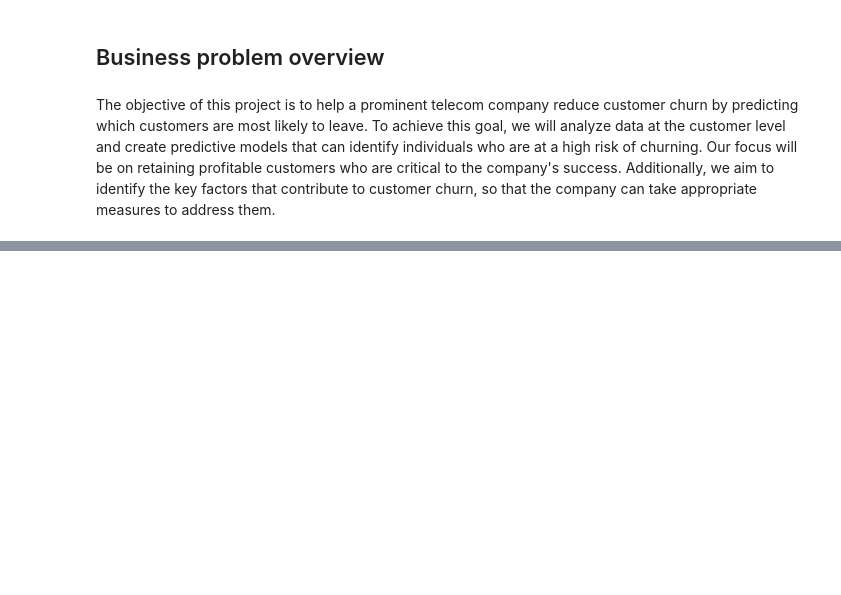
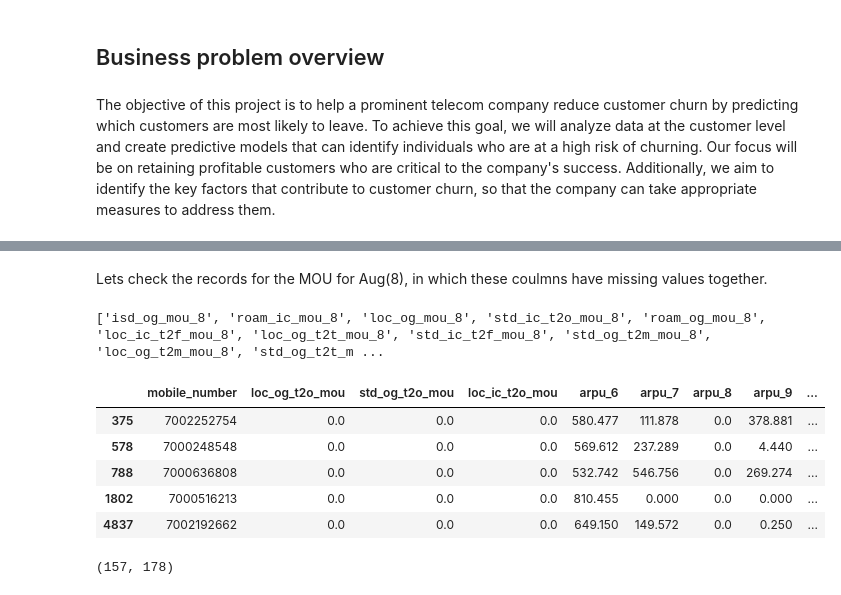
Before and after one commit to sumeet1396/Telecom-churn-case-study, a Jupyter notebook: telecom-churn.ipynb, the cells around one changed output, grey strips where cells are left out. Drawn from its saved outputs; the diff is of its cells as text; code cells hidden in the pictures; blank space fills up the shorter version.

```diff
--- a/telecom-churn.ipynb
+++ b/telecom-churn.ipynb
@@ -36,0 +225,3 @@ from statsmodels.stats.outliers_influence import variance_inflation_factor
+# %%
+# Deleting the records for which MOU for Sep(9) are null
+telecomDataFrame = telecomDataFrame.drop(telecomDataFrameNullMou.index)
@@ -36,0 +246,30 @@ from statsmodels.stats.outliers_influence import variance_inflation_factor
+# %% [markdown]
+Lets check the records for the MOU for Aug(8), in which these coulmns have missing values together.
+# %%
+# Listing the columns of MOU Aug(8)
+print(((telecomDataFrameMissingColumns[telecomDataFrameMissingColumns['null'] == 0.55]).index).to_list())
+# %% [output]
+['isd_og_mou_8', 'roam_ic_mou_8', 'loc_og_mou_8', 'std_ic_t2o_mou_8', 'roam_og_mou_8', 'loc_ic_t2f_mou_8', 'loc_og_t2t_mou_8', 'std_ic_t2f_mou_8', 'std_og_t2m_mou_8', 'loc_og_t2m_mou_8', 'std_og_t2t_m ...
+# %%
+# Creating a dataframe with the condition, in which MOU for Aug(8) are null
+telecomDataFrameNullMou = telecomDataFrame[(telecomDataFrame['loc_og_t2m_mou_8'].isnull()) & (telecomDataFrame['loc_ic_t2f_mou_8'].isnull()) & (telecomDataFrame['roam_og_mou_8'].isnull()) & (telecomDataFrame['std_ic_t2m_mou_8'].isnull()) &
+  (telecomDataFrame['loc_og_t2t_mou_8'].isnull()) & (telecomDataFrame['std_ic_t2t_mou_8'].isnull()) & (telecomDataFrame['loc_og_t2f_mou_8'].isnull()) & (telecomDataFrame['loc_ic_mou_8'].isnull()) &
+  (telecomDataFrame['loc_og_t2c_mou_8'].isnull()) & (telecomDataFrame['loc_og_mou_8'].isnull()) & (telecomDataFrame['std_og_t2t_mou_8'].isnull()) & (telecomDataFrame['roam_ic_mou_8'].isnull()) &
+  (telecomDataFrame['loc_ic_t2m_mou_8'].isnull()) & (telecomDataFrame['std_og_t2m_mou_8'].isnull()) & (telecomDataFrame['loc_ic_t2t_mou_8'].isnull()) & (telecomDataFrame['std_og_t2f_mou_8'].isnull()) &
+  (telecomDataFrame['std_og_t2c_mou_8'].isnull()) & (telecomDataFrame['og_others_8'].isnull()) & (telecomDataFrame['std_og_mou_8'].isnull()) & (telecomDataFrame['spl_og_mou_8'].isnull()) &
+  (telecomDataFrame['std_ic_t2f_mou_8'].isnull()) & (telecomDataFrame['isd_og_mou_8'].isnull()) & (telecomDataFrame['std_ic_mou_8'].isnull()) & (telecomDataFrame['offnet_mou_8'].isnull()) &
+  (telecomDataFrame['isd_ic_mou_8'].isnull()) & (telecomDataFrame['ic_others_8'].isnull()) & (telecomDataFrame['std_ic_t2o_mou_8'].isnull()) & (telecomDataFrame['onnet_mou_8'].isnull()) &
+  (telecomDataFrame['spl_ic_mou_8'].isnull())]
+# %%
+telecomDataFrameNullMou.head()
+# %% [output]
+|  | mobile_number | loc_og_t2o_mou | std_og_t2o_mou | loc_ic_t2o_mou | arpu_6 | arpu_7 | arpu_8 | arpu_9 | ... |
+| 375 | 7002252754 | 0.0 | 0.0 | 0.0 | 580.477 | 111.878 | 0.0 | 378.881 | ... |
+| 578 | 7000248548 | 0.0 | 0.0 | 0.0 | 569.612 | 237.289 | 0.0 | 4.440 | ... |
+| 788 | 7000636808 | 0.0 | 0.0 | 0.0 | 532.742 | 546.756 | 0.0 | 269.274 | ... |
+| 1802 | 7000516213 | 0.0 | 0.0 | 0.0 | 810.455 | 0.000 | 0.0 | 0.000 | ... |
+| 4837 | 7002192662 | 0.0 | 0.0 | 0.0 | 649.150 | 149.572 | 0.0 | 0.250 | ... |
+# %%
+telecomDataFrameNullMou.shape
+# %% [output]
+(157, 178)
```
Also changed, not shown: parts of 73 cells of this notebook, 1 other file.
